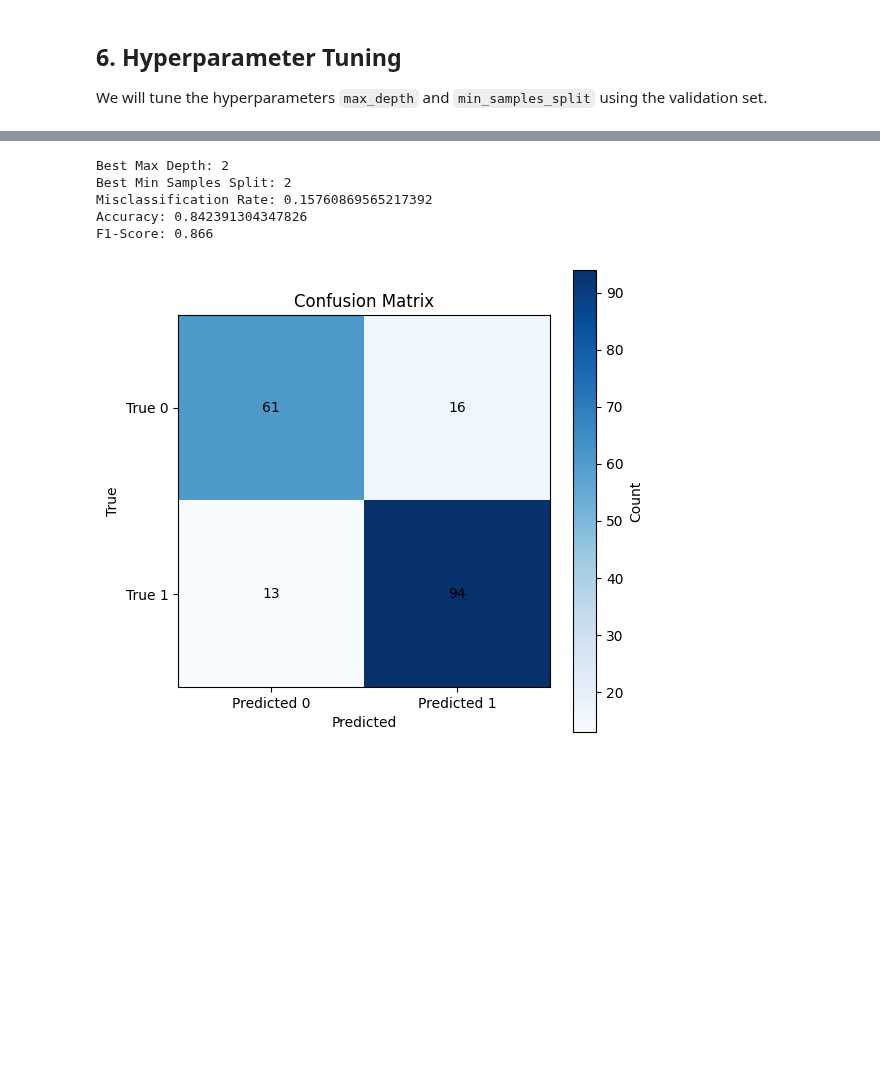
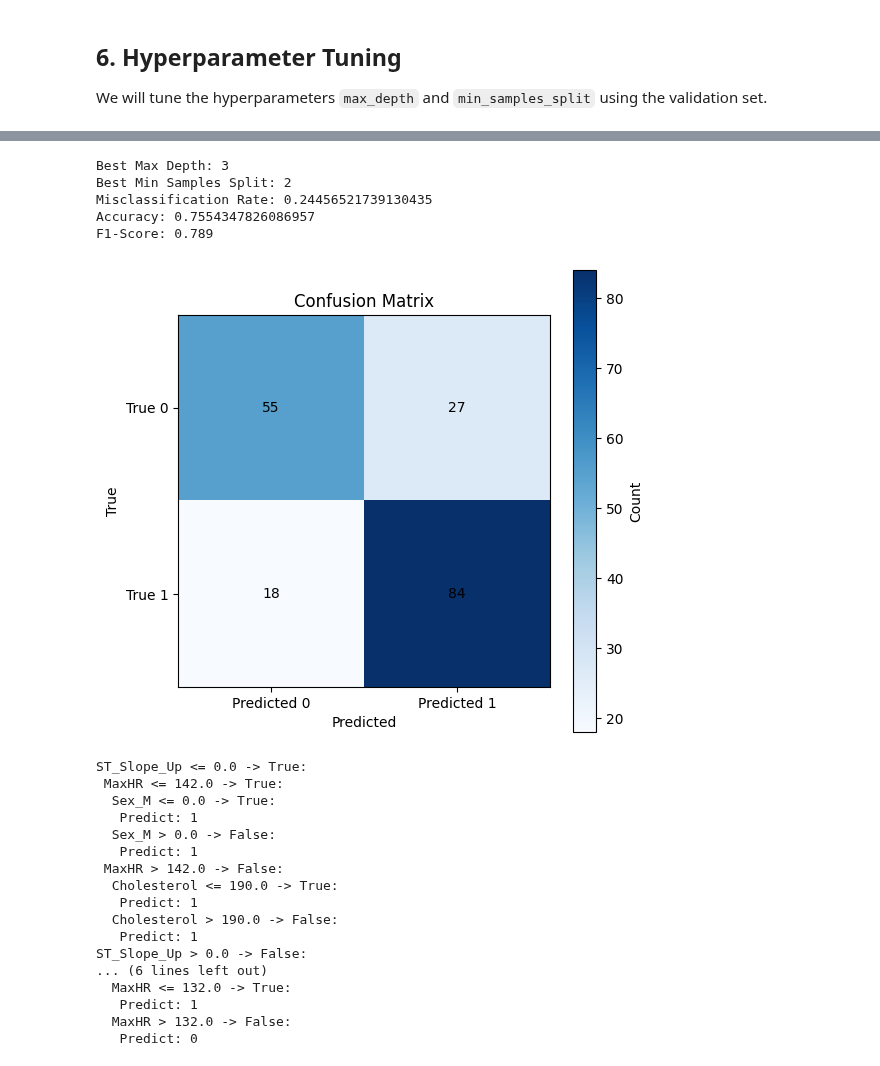
Before and after one commit to AhmedIAshraf/Heart-Failure-Classification, a Jupyter notebook: decision_tree_classifier.ipynb, the cells around one changed output, grey strips where cells are left out. Cells and saved outputs as stored; diff of their text form; code cells hidden in the pictures; blank space fills up the shorter version.

Commit message:
DecisionTreeClassifier Done

```diff
--- a/decision_tree_classifier.ipynb
+++ b/decision_tree_classifier.ipynb
@@ -54,11 +54,11 @@ class DecisionTreeClassifier:
         else:
             return self.make_prediction(x, node.right)
 
-    def print_tree(self):
+    def print_tree(self, feature_names):
         """Print the structure of the decision tree."""
-        self.print_tree_helper(self.root, 0)  # Start from the root with depth 0
+        self.print_tree_helper(self.root, 0, feature_names)  # Start from the root with depth 0
 
-    def print_tree_helper(self, node, depth):
+    def print_tree_helper(self, node, depth, feature_names):
         """Helper method to recursively print the tree with indentation."""
         if node is None:
             return
@@ -66,10 +66,10 @@ class DecisionTreeClassifier:
         if node.value is not None:  # Leaf node
             print(f"{indent}Predict: {node.value}")
         else:  # Internal node
-            print(f"{indent}X[{node.feature_index}] <= {node.threshold} -> True:")
-            self.print_tree_helper(node.left, depth + 1)
-            print(f"{indent}X[{node.feature_index}] > {node.threshold} -> False:")
-            self.print_tree_helper(node.right, depth + 1)
+            print(f"{indent}{feature_names[node.feature_index]} <= {node.threshold} -> True:")
+            self.print_tree_helper(node.left, depth + 1, feature_names)
+            print(f"{indent}{feature_names[node.feature_index]} > {node.threshold} -> False:")
+            self.print_tree_helper(node.right, depth + 1, feature_names)
 
     def build_tree(self, X, y, depth=0):
         """Recursively build the decision tree."""
@@ -209,8 +205,12 @@ modified_df.describe()
 # Split the dataset into training, validation, and test sets
 X = modified_df.drop('HeartDisease', axis=1)
 y = modified_df['HeartDisease']
-X_temp, X_test, y_temp, y_test = train_test_split(X, y, test_size=0.2, random_state=42)
-X_train, X_val, y_train, y_val = train_test_split(X_temp, y_temp, test_size=0.125, random_state=42)
+
+# Split the dataset into training, validation (80%) and test (20%) sets, maintaining class distribution
+X_temp, X_test, y_temp, y_test = train_test_split(X, y, test_size=0.2, random_state=42, stratify=y)
+
+# Split the training set into training (70%) and validation (10%) sets, maintaining class distribution
+X_train, X_val, y_train, y_val = train_test_split(X_temp, y_temp, test_size=0.125, random_state=42, stratify=y_temp)
 
 # Convert to NumPy arrays
 X_train = X_train.to_numpy()
@@ -220,6 +220,10 @@ y_train = y_train.to_numpy()
 y_val = y_val.to_numpy()
 y_test = y_test.to_numpy()
 
+print(np.sum(y_train == 1) / len(y_train))
+print(np.sum(y_val == 1) / len(y_val))
+print(np.sum(y_test == 1) / len(y_test))
+
 print(X_train.shape)
 print(X_val.shape)
 print(X_test.shape)
@@ -307,37 +295,57 @@ Misclassification Rate (Depth=15, MinSamplesSplit=30): 0.16304347826086957
 # %%
 # Find the best hyperparameters
 best_idx = np.unravel_index(np.argmin(misclassification_rates, axis=None), misclassification_rates.shape)
 best_max_depth = max_depth_values[best_idx[0]]
 best_min_samples_split = min_samples_split_values[best_idx[1]]
 print(f"Best Max Depth: {best_max_depth}")
 print(f"Best Min Samples Split: {best_min_samples_split}")
 
 # Intialize and train the Decision Tree Classifier with the best hyperparameters
 decision_tree_classifier = DecisionTreeClassifier(max_depth=best_max_depth, min_samples_split=best_min_samples_split)
 decision_tree_classifier.fit(X_train, y_train)
 
 # Make predictions and evaluate the model on the test set
 y_pred = decision_tree_classifier.predict(X_test)
 
 # Calculate the misclassification rate, accuracy, F1-score, and confusion matrix
 misclassification_rate = np.mean(y_pred != y_test)
 print(f"Misclassification Rate: {misclassification_rate}")
 
 accuracy = accuracy_score(y_test, y_pred)
 print(f"Accuracy: {accuracy}")
 
 f1 = f1_score(y_test, y_pred)
 print(f"F1-Score: {f1:.3f}")
 
 cm = confusion_matrix(y_test, y_pred)
 plot_confusion_matrix(cm)
+
+# Print the structure of the decision tree
+decision_tree_classifier.print_tree(feature_names=X.columns)
 # %% [output]
-Best Max Depth: 2
+Best Max Depth: 3
 Best Min Samples Split: 2
-Misclassification Rate: 0.15760869565217392
-Accuracy: 0.842391304347826
-F1-Score: 0.866
+Misclassification Rate: 0.24456521739130435
+Accuracy: 0.7554347826086957
+F1-Score: 0.789
-[figure, old version]
+[figure, new version]
+ST_Slope_Up <= 0.0 -> True:
+ MaxHR <= 142.0 -> True:
+  Sex_M <= 0.0 -> True:
+   Predict: 1
+  Sex_M > 0.0 -> False:
+   Predict: 1
+ MaxHR > 142.0 -> False:
+  Cholesterol <= 190.0 -> True:
+   Predict: 1
+  Cholesterol > 190.0 -> False:
+   Predict: 1
+ST_Slope_Up > 0.0 -> False:
+... (6 lines left out)
+  MaxHR <= 132.0 -> True:
+   Predict: 1
+  MaxHR > 132.0 -> False:
+   Predict: 0
 # %%
 # Compare with Scikit-Learn's Decision Tree Classifier
 from sklearn.tree import DecisionTreeClassifier as SklearnDecisionTreeClassifier
```
Also changed, not shown: parts of 5 cells of this notebook.
